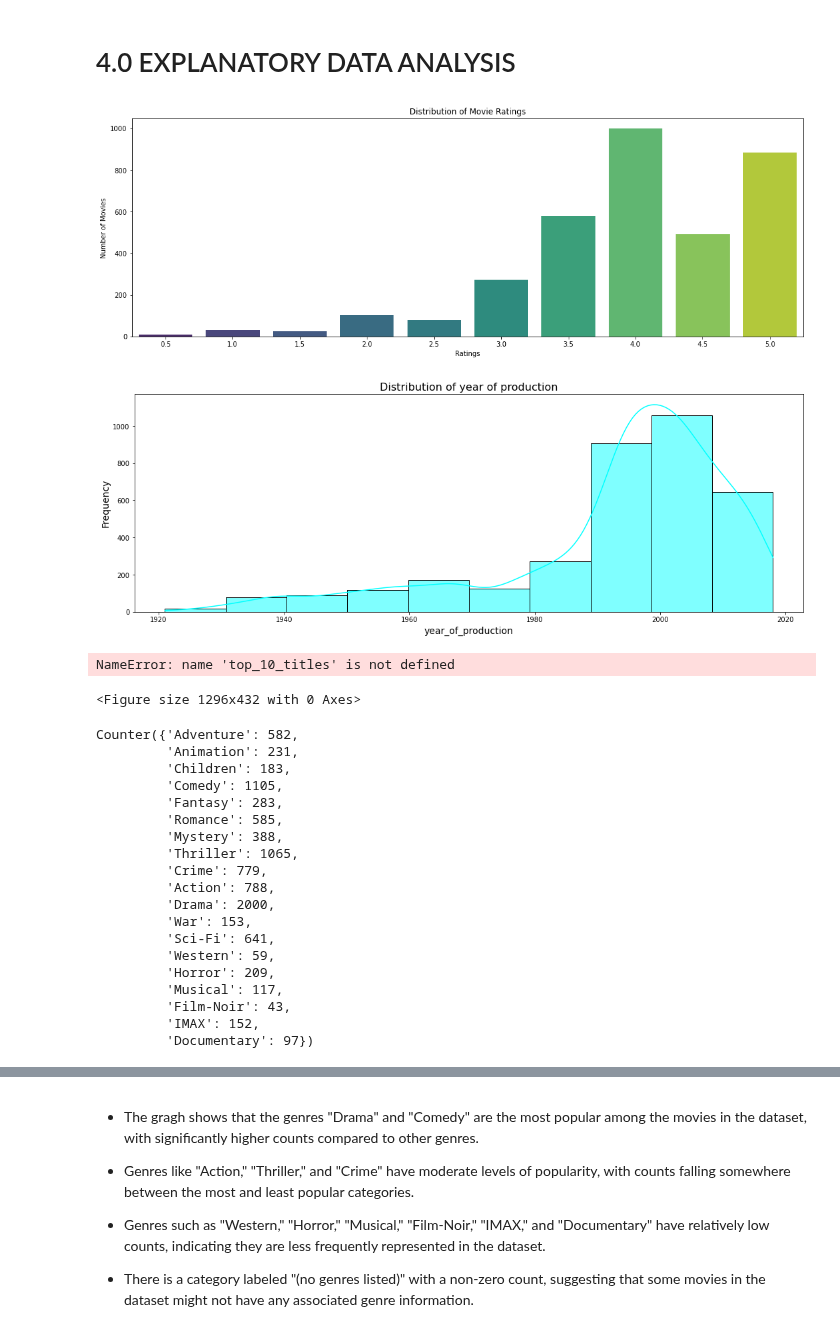
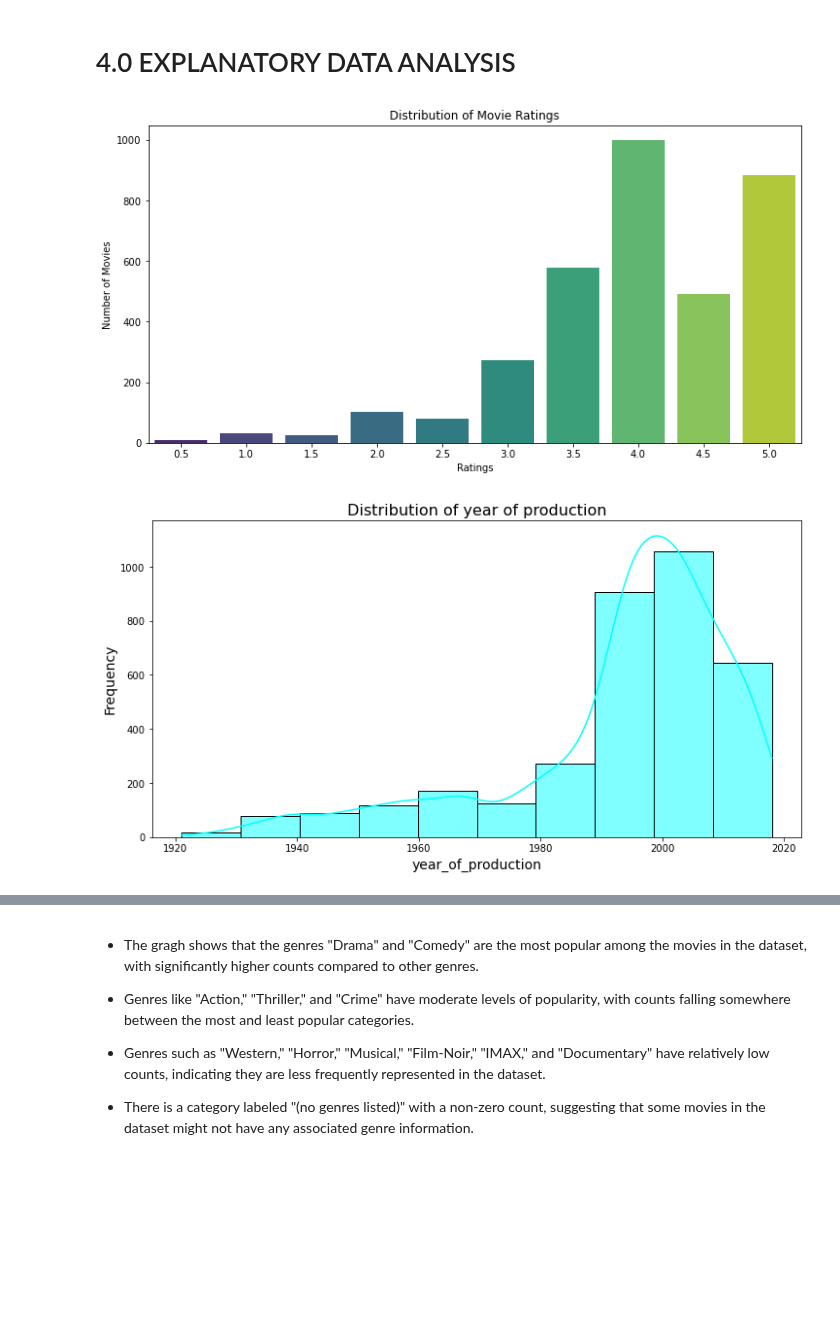
Before and after one commit to ruth-kitasi/Movielens-Recommendation-System, a Jupyter notebook: index.ipynb, the cells around one changed output, grey strips where cells are left out. Drawn from its saved outputs; the diff is of its cells as text; code cells hidden in the pictures; blank space fills up the shorter version.

```diff
--- a/index.ipynb
+++ b/index.ipynb
@@ -586,26 +587,26 @@ import seaborn as sns
 # %%
 
 def plot_rating_distribution(data):
 
     # Count the number of movies for each rating
     rating_counts = data['Rating'].value_counts().sort_index()
 
     # Plotting
-    plt.figure(figsize=(18, 6))
+    plt.figure(figsize=(12, 6))
     sns.barplot(x=rating_counts.index, y=rating_counts.values, palette='viridis')
     plt.title('Distribution of Movie Ratings')
     plt.xlabel('Ratings')
     plt.ylabel('Number of Movies')
     plt.xticks(rotation=0)
     plt.show()
 
 # Example usage:
 plot_rating_distribution(Movies_df)  # Display the rating distribution plot
 # %% [output]
-[figure, old version]
+[figure, new version]
 # %%
 # Create a histogram for the Rating feature
-plt.figure(figsize=(18, 6))
+plt.figure(figsize=(12, 6))
 sns.histplot(Movies_df['year_of_production'], bins=10, kde=True, color='cyan')
 
 # Add labels and title
@@ -616,48 +617,4 @@ plt.ylabel('Frequency', fontsize=14)
 # Show the plot
 plt.show()
 # %% [output]
-[figure, old version]
+[figure, new version]
-# %%
-import matplotlib.pyplot as plt
-
-# Get the frequency of the top 10 movie titles
-top_10_Genres = Movies_df['Genres'].value_counts().head(10)
-
-# Plotting the transposed bar graph
-plt.figure(figsize=(18, 6))
-top_10_titles.plot(kind='barh', color='green')  # 'barh' for horizontal bars
-plt.title('Top 10 Genres by Frequency', fontsize=16)
-plt.xlabel('Frequency', fontsize=14)
-plt.ylabel('Movie Genres', fontsize=14)
-plt.grid(axis='x', linestyle='--', alpha=0.7)  # Horizontal grid
-plt.tight_layout()  # Adjusts the layout to make room for the labels
-plt.show()
-# %% [output]
-NameError: name 'top_10_titles' is not defined
-<Figure size 1296x432 with 0 Axes>
-# %%
-from collections import Counter
-
-genres_list = Movies_df['Genres'].str.split('|').sum()
-genre_counts = Counter(genres_list)
-genre_counts
-# %% [output]
-Counter({'Adventure': 582,
-         'Animation': 231,
-         'Children': 183,
-         'Comedy': 1105,
-         'Fantasy': 283,
-         'Romance': 585,
-         'Mystery': 388,
-         'Thriller': 1065,
-         'Crime': 779,
-         'Action': 788,
-         'Drama': 2000,
-         'War': 153,
-         'Sci-Fi': 641,
-         'Western': 59,
-         'Horror': 209,
-         'Musical': 117,
-         'Film-Noir': 43,
-         'IMAX': 152,
-         'Documentary': 97})
```
Also changed, not shown: parts of 19 cells of this notebook.
